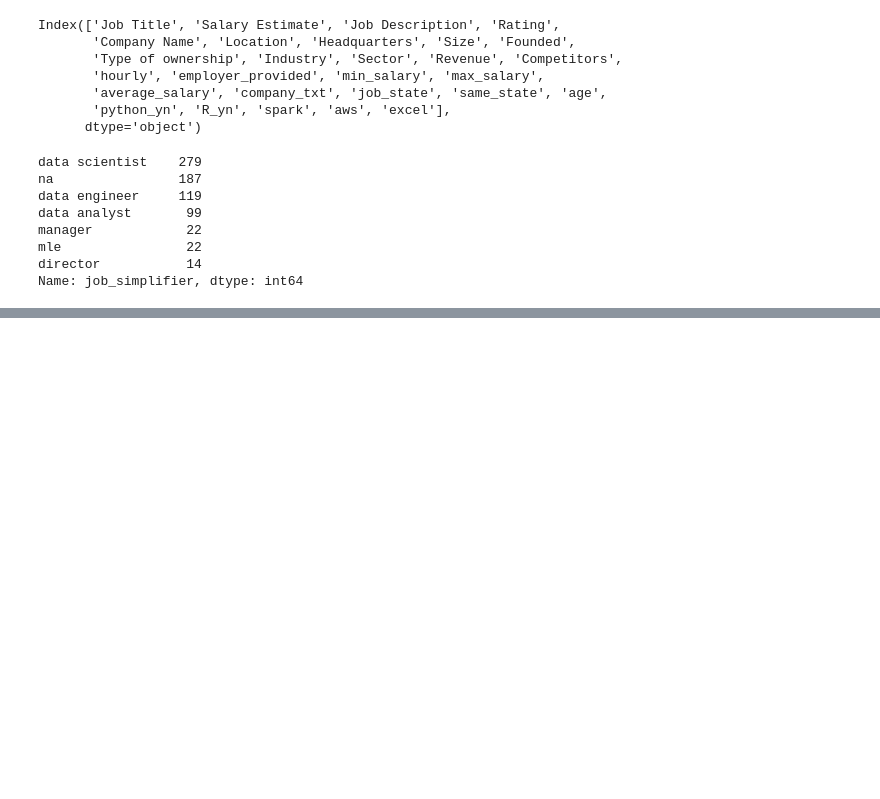
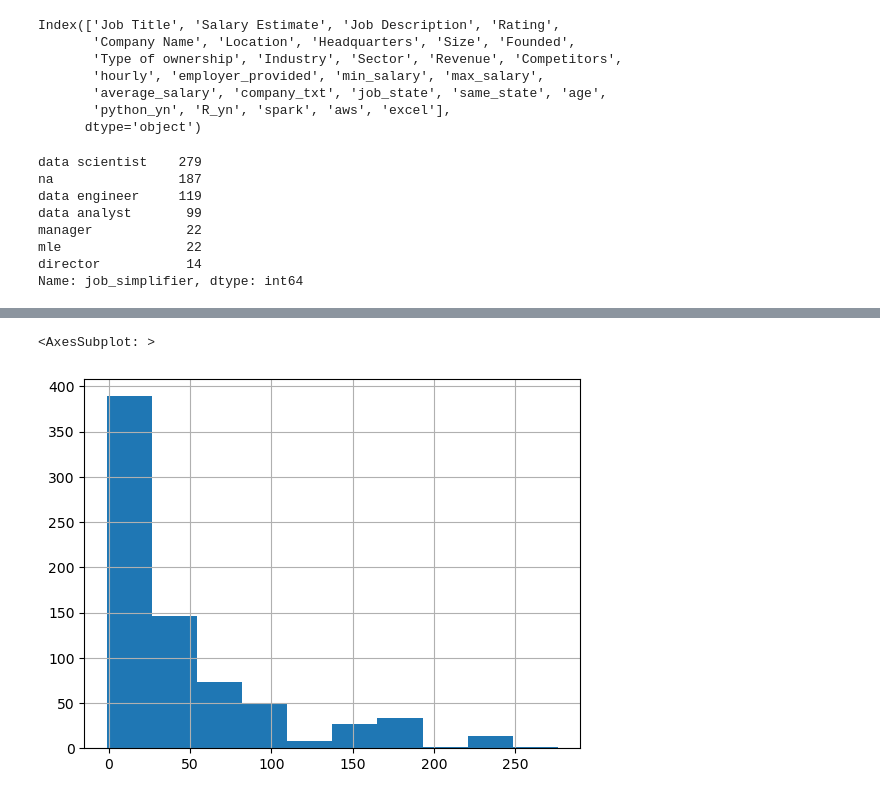
Before and after one commit to Umair-Salim/ds_salary_project, a Jupyter notebook: project.ipynb, the cells around one changed output, grey strips where cells are left out. Saved outputs shown, nothing was run; the diff lists cells and outputs as text; code cells hidden in the pictures; blank space fills up the shorter version.

```diff
--- a/project.ipynb
+++ b/project.ipynb
@@ -151,0 +289,5 @@ Name: job_simplifier, dtype: int64
+# %%
+df.age.hist()
+# %% [output]
+<AxesSubplot: >
+[figure, added]
```
Also changed, not shown: parts of 29 cells of this notebook.
